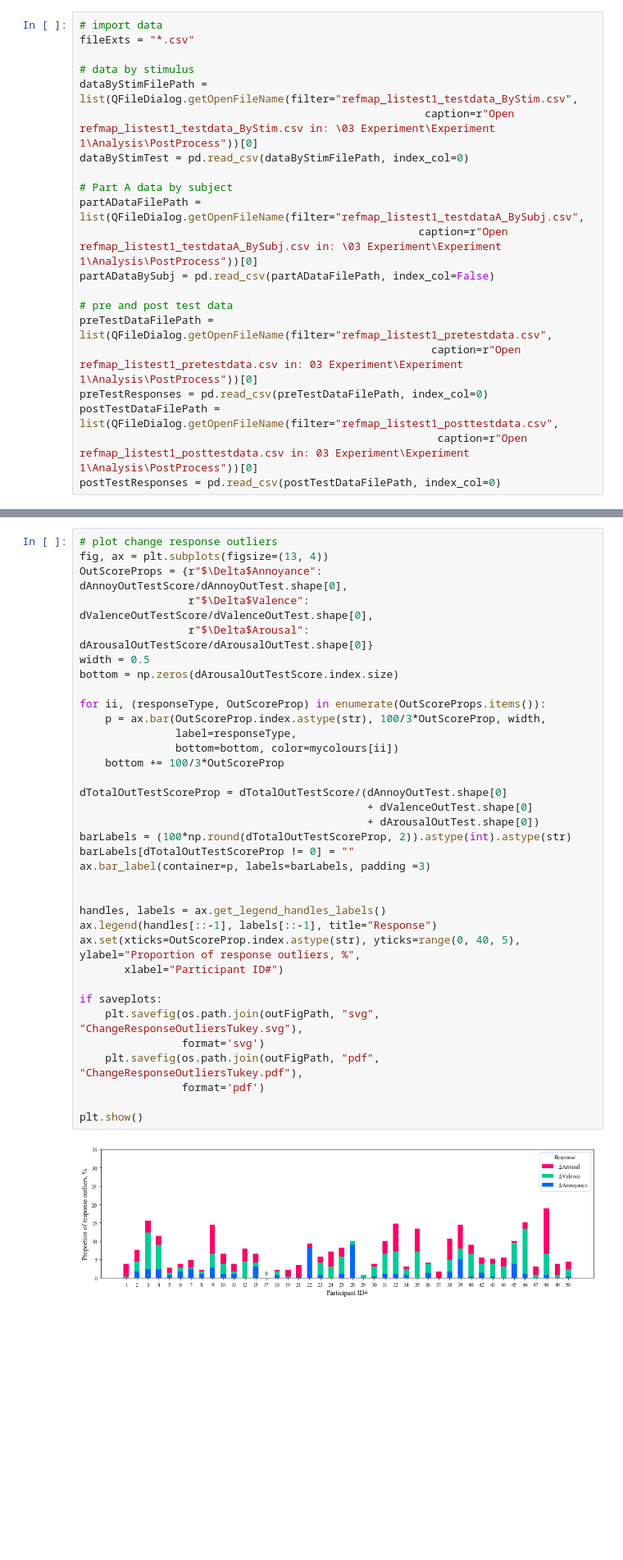
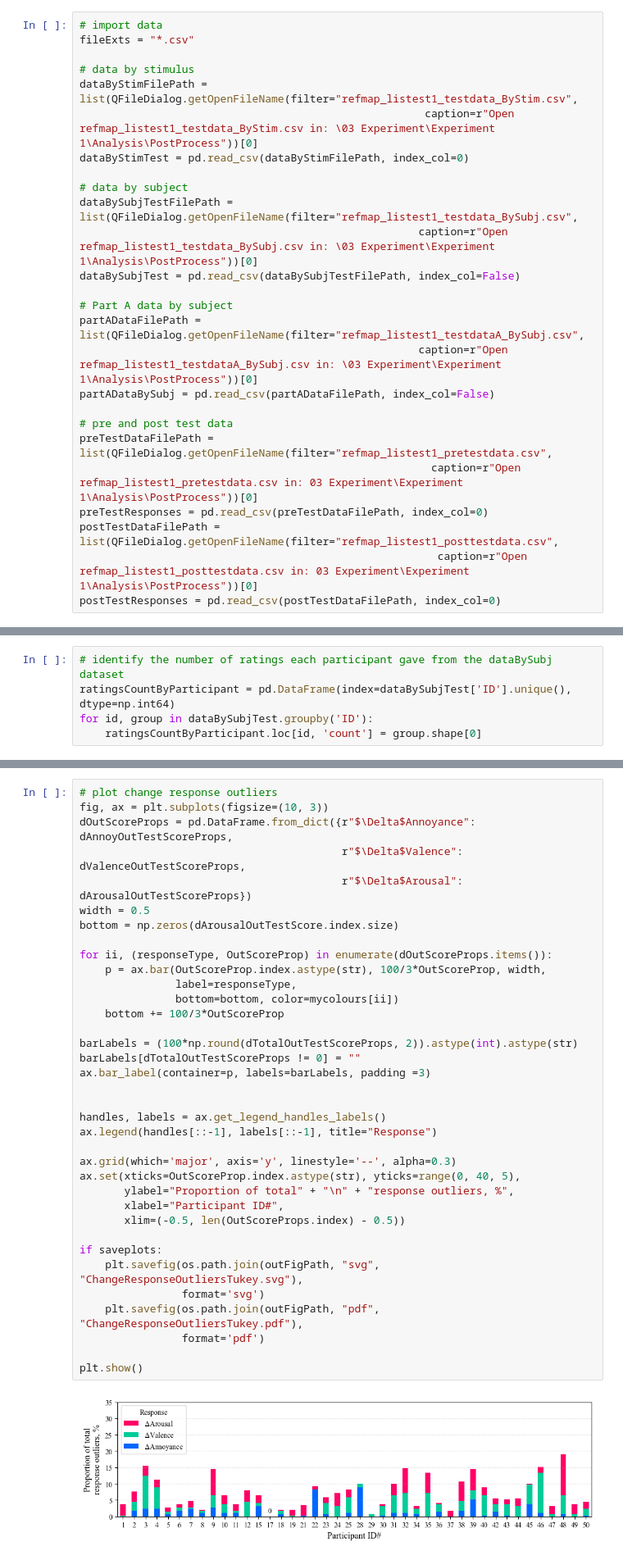
Before and after one commit to acoustics-code-salford/refmap-psychoacoustics, a Jupyter notebook: src/refmap_psychoacoustics/notebooks/refmap_listest1_analysis_EDA_check+sample.ipynb, the cells around one changed output, grey strips where cells are left out. Shown at 82% size. Saved outputs shown, nothing was run; the diff lists cells and outputs as text; blank space fills up the shorter version.

Commit message:
updated analysis

```diff
--- a/src/refmap_psychoacoustics/notebooks/refmap_listest1_analysis_EDA_check+sample.ipynb
+++ b/src/refmap_psychoacoustics/notebooks/refmap_listest1_analysis_EDA_check+sample.ipynb
@@ -82,6 +83,11 @@ fileExts = "*.csv"
 dataByStimFilePath = list(QFileDialog.getOpenFileName(filter="refmap_listest1_testdata_ByStim.csv",
                                                       caption=r"Open refmap_listest1_testdata_ByStim.csv in: \03 Experiment\Experiment 1\Analysis\PostProcess"))[0]
 dataByStimTest = pd.read_csv(dataByStimFilePath, index_col=0)
+
+# data by subject
+dataBySubjTestFilePath = list(QFileDialog.getOpenFileName(filter="refmap_listest1_testdata_BySubj.csv",
+                                                     caption=r"Open refmap_listest1_testdata_BySubj.csv in: \03 Experiment\Experiment 1\Analysis\PostProcess"))[0]
+dataBySubjTest = pd.read_csv(dataBySubjTestFilePath, index_col=False)
 
 # Part A data by subject
 partADataFilePath = list(QFileDialog.getOpenFileName(filter="refmap_listest1_testdataA_BySubj.csv",
@@ -114,3 +120,8 @@ For examining the response judgements (annoyance, valence, arousal), the analysi
 For the noticeability judgement, a subselection of data is made for (i) zero or very low partial loudness values (< 0.3 sones), and (ii) very high partial loudness values (> 13 sones), and the number of 'suspect false positive' or 'suspect false negative' judgements are counted per participant.
 
 Note that, although judgement data were not collected in Part A for participant 17, that participant had 0 outliers in Part B anyway, so the proportion of outliers would remain 0, even if the lack of Part A judgement data were accounted for - to simplify the code, the correct adjustment has been omitted as it would not change the outcome. There is also no noticeability data entry for participant 17 so this participant has been omitted from the corresponding figure.
+# %%
+# identify the number of ratings each participant gave from the dataBySubj dataset
+ratingsCountByParticipant = pd.DataFrame(index=dataBySubjTest['ID'].unique(), dtype=np.int64)
+for id, group in dataBySubjTest.groupby('ID'):
+    ratingsCountByParticipant.loc[id, 'count'] = group.shape[0]
@@ -348,37 +412,38 @@ dTotalOutTestScore = dAnnoyOutTestScore + dValenceOutTestScore + dArousalOutTest
 # %%
 # plot change response outliers
-fig, ax = plt.subplots(figsize=(13, 4))
-OutScoreProps = {r"$\Delta$Annoyance": dAnnoyOutTestScore/dAnnoyOutTest.shape[0],
-                 r"$\Delta$Valence": dValenceOutTestScore/dValenceOutTest.shape[0],
-                 r"$\Delta$Arousal": dArousalOutTestScore/dArousalOutTest.shape[0]}
+fig, ax = plt.subplots(figsize=(10, 3))
+dOutScoreProps = pd.DataFrame.from_dict({r"$\Delta$Annoyance": dAnnoyOutTestScoreProps,
+                                         r"$\Delta$Valence": dValenceOutTestScoreProps,
+                                         r"$\Delta$Arousal": dArousalOutTestScoreProps})
 width = 0.5
 bottom = np.zeros(dArousalOutTestScore.index.size)
 
-for ii, (responseType, OutScoreProp) in enumerate(OutScoreProps.items()):
+for ii, (responseType, OutScoreProp) in enumerate(dOutScoreProps.items()):
     p = ax.bar(OutScoreProp.index.astype(str), 100/3*OutScoreProp, width,
                label=responseType,
                bottom=bottom, color=mycolours[ii])
     bottom += 100/3*OutScoreProp
 
-dTotalOutTestScoreProp = dTotalOutTestScore/(dAnnoyOutTest.shape[0]
-                                             + dValenceOutTest.shape[0]
-                                             + dArousalOutTest.shape[0])
-barLabels = (100*np.round(dTotalOutTestScoreProp, 2)).astype(int).astype(str)
-barLabels[dTotalOutTestScoreProp != 0] = ""
+barLabels = (100*np.round(dTotalOutTestScoreProps, 2)).astype(int).astype(str)
+barLabels[dTotalOutTestScoreProps != 0] = ""
 ax.bar_label(container=p, labels=barLabels, padding =3)
 
 
 handles, labels = ax.get_legend_handles_labels()
 ax.legend(handles[::-1], labels[::-1], title="Response")
-ax.set(xticks=OutScoreProp.index.astype(str), yticks=range(0, 40, 5), ylabel="Proportion of response outliers, %",
-       xlabel="Participant ID#")
+
+ax.grid(which='major', axis='y', linestyle='--', alpha=0.3)
+ax.set(xticks=OutScoreProp.index.astype(str), yticks=range(0, 40, 5),
+       ylabel="Proportion of total" + "\n" + "response outliers, %",
+       xlabel="Participant ID#",
+       xlim=(-0.5, len(OutScoreProps.index) - 0.5))
 
 if saveplots:
     plt.savefig(os.path.join(outFigPath, "svg", "ChangeResponseOutliersTukey.svg"),
                 format='svg')
     plt.savefig(os.path.join(outFigPath, "pdf", "ChangeResponseOutliersTukey.pdf"),
                 format='pdf')
 
 plt.show()
 # %% [output]
-[figure, old version]
+[figure, new version]
```
Also changed, not shown: parts of 12 cells of this notebook, 12 other files.
